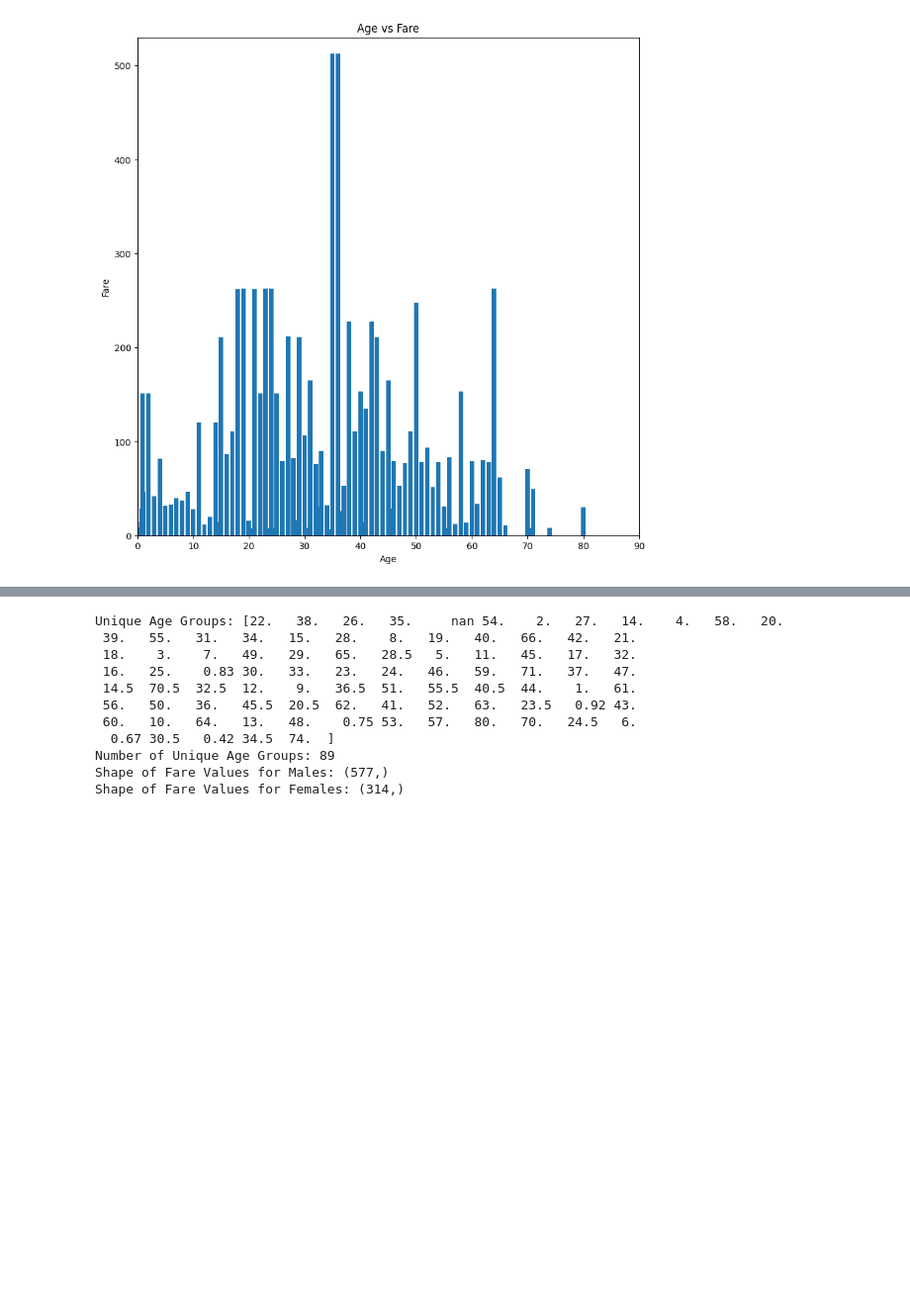
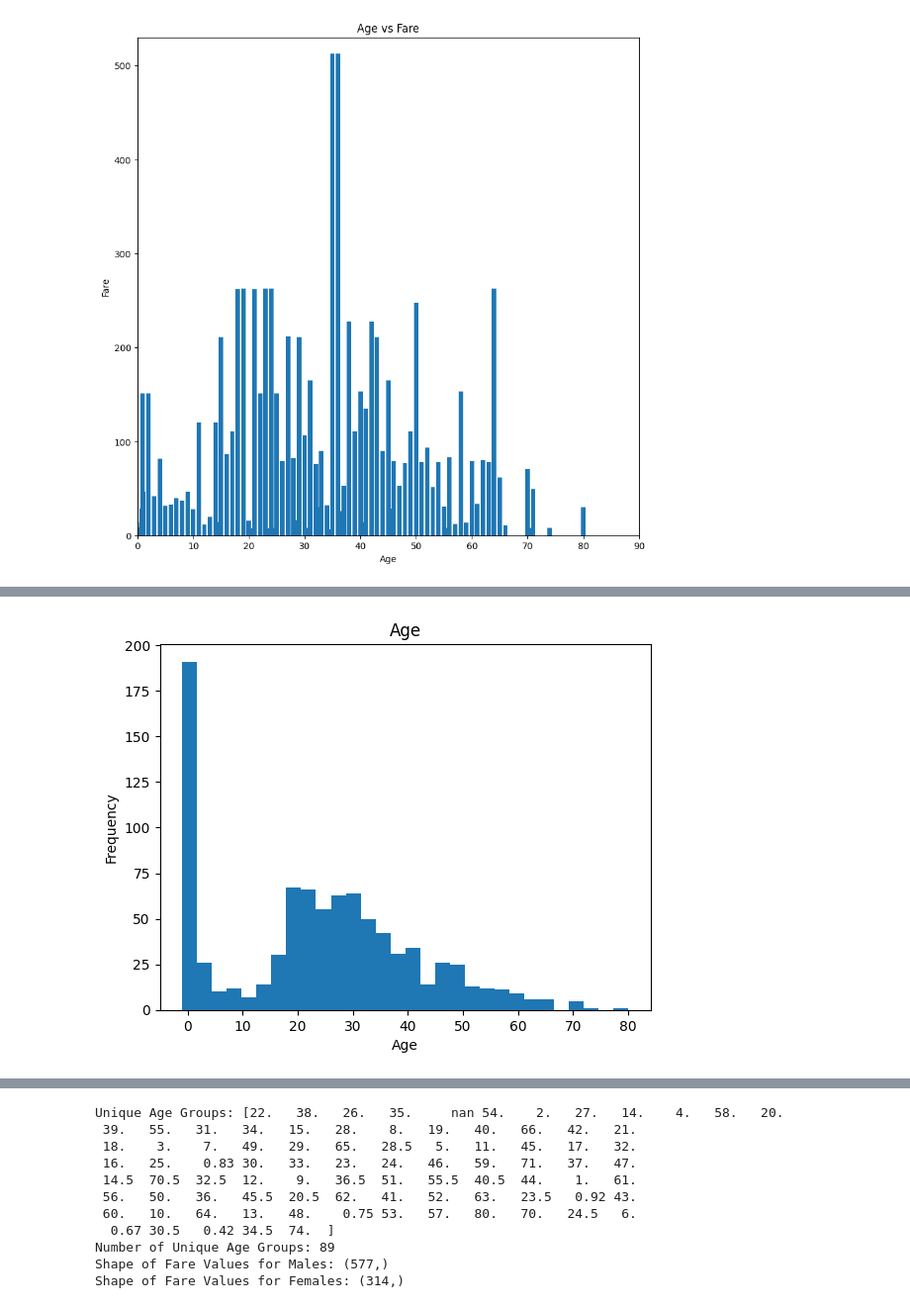
Before and after one commit to KaggleCompetitions2024/Titantic_Predictor, a Jupyter notebook: exploratory_analysis_kat.ipynb, the cells around one changed output, grey strips where cells are left out. Shown at 99% size. Cells and saved outputs as stored; diff of their text form; code cells hidden in the pictures; blank space fills up the shorter version.

```diff
--- a/exploratory_analysis_kat.ipynb
+++ b/exploratory_analysis_kat.ipynb
@@ -56,0 +71,12 @@ plt.show()
+# %%
+# create a histogram with the Age column
+plt.hist(df["Age"], bins=30)
+# add a title to the chart
+plt.title("Age")
+# add labels to the x and y axes
+plt.xlabel("Age")
+plt.ylabel("Frequency")
+# Show the plot
+plt.show()
+# %% [output]
+[figure, added]
```
Also changed, not shown: parts of 6 cells of this notebook.
